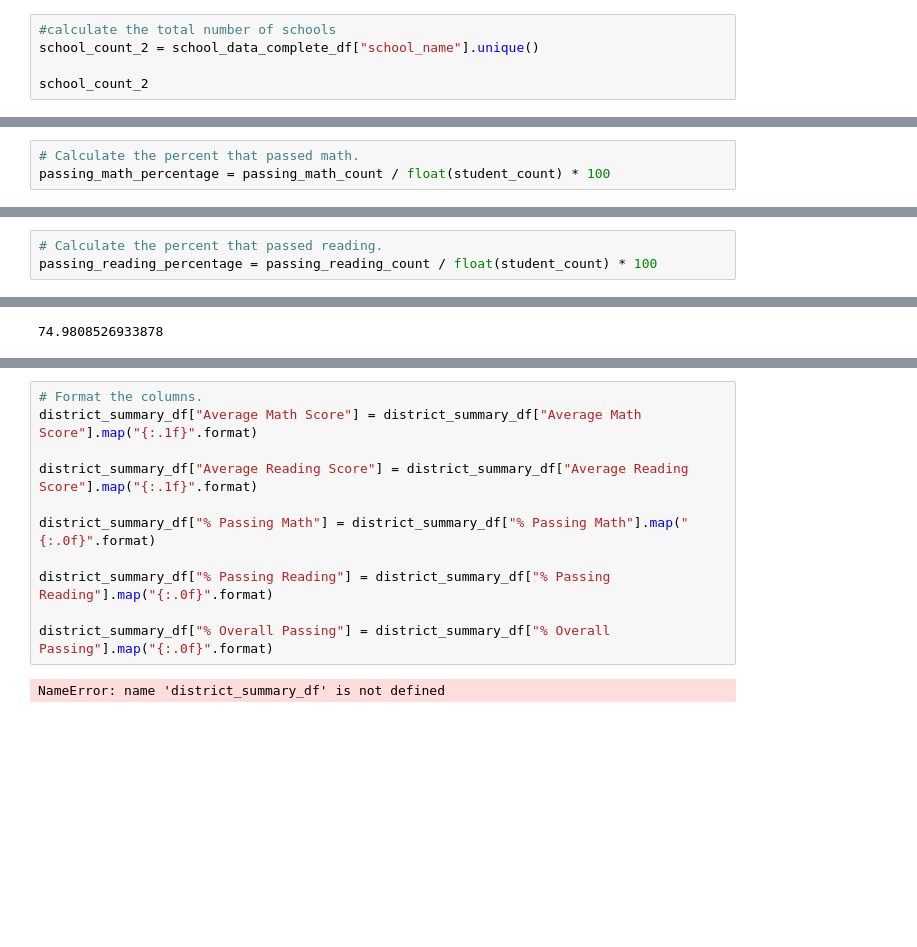
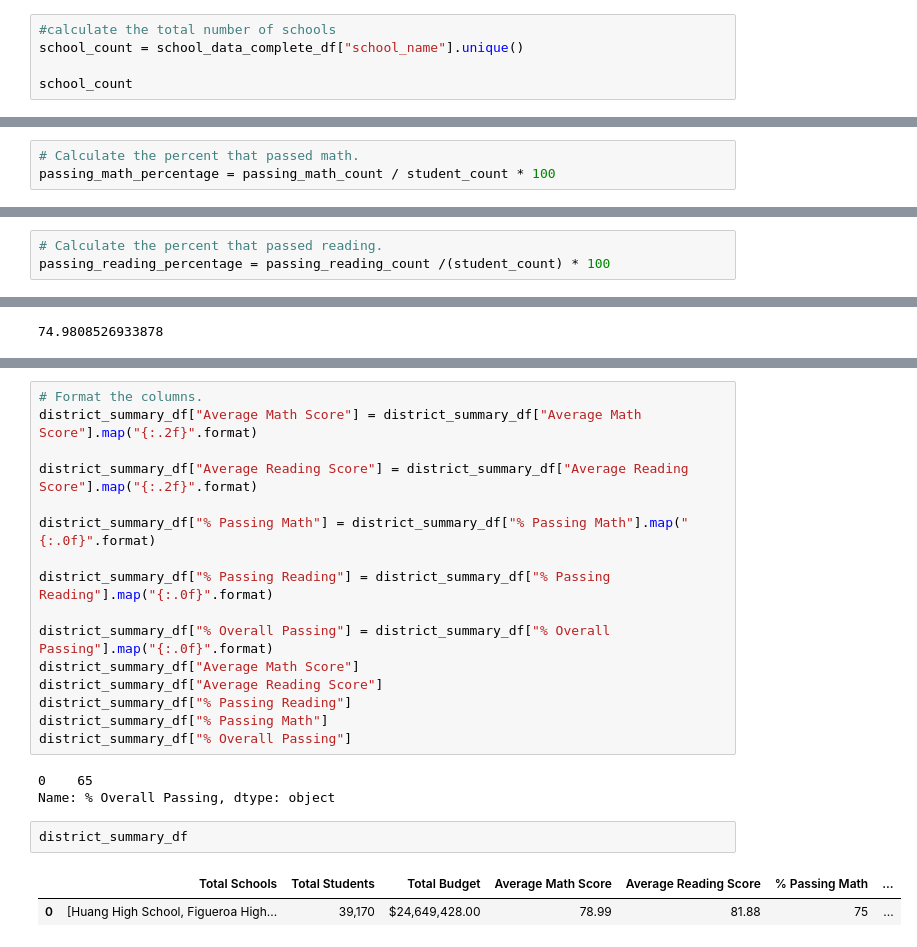
Before and after one commit to Jblueart/School_District_Analysis, a Jupyter notebook: PyCitySchools.ipynb, the cells around one changed output, grey strips where cells are left out. Cells and saved outputs as stored; diff of their text form; blank space fills up the shorter version.

```diff
--- a/PyCitySchools.ipynb
+++ b/PyCitySchools.ipynb
@@ -201,9 +191,9 @@ school_count
 15
 # %%
 #calculate the total number of schools
-school_count_2 = school_data_complete_df["school_name"].unique()
+school_count = school_data_complete_df["school_name"].unique()
 
-school_count_2
+school_count
 # %% [output]
 array(['Huang High School', 'Figueroa High School', 'Shelton High School',
        'Hernandez High School', 'Griffin High School',
@@ -293,3 +286,3 @@ print(passing_reading_count)
 # %%
 # Calculate the percent that passed math.
-passing_math_percentage = passing_math_count / float(student_count) * 100
+passing_math_percentage = passing_math_count / student_count * 100
@@ -298,3 +289,3 @@ TypeError: cannot convert the series to <class 'float'>
 # %%
 # Calculate the percent that passed reading.
-passing_reading_percentage = passing_reading_count / float(student_count) * 100
+passing_reading_percentage = passing_reading_count /(student_count) * 100
@@ -381,13 +380,24 @@ NameError: name 'district_summary_df' is not defined
 # %%
 # Format the columns.
-district_summary_df["Average Math Score"] = district_summary_df["Average Math Score"].map("{:.1f}".format)
+district_summary_df["Average Math Score"] = district_summary_df["Average Math Score"].map("{:.2f}".format)
 
-district_summary_df["Average Reading Score"] = district_summary_df["Average Reading Score"].map("{:.1f}".format)
+district_summary_df["Average Reading Score"] = district_summary_df["Average Reading Score"].map("{:.2f}".format)
 
 district_summary_df["% Passing Math"] = district_summary_df["% Passing Math"].map("{:.0f}".format)
 
 district_summary_df["% Passing Reading"] = district_summary_df["% Passing Reading"].map("{:.0f}".format)
 
 district_summary_df["% Overall Passing"] = district_summary_df["% Overall Passing"].map("{:.0f}".format)
+district_summary_df["Average Math Score"]
+district_summary_df["Average Reading Score"]
+district_summary_df["% Passing Reading"]
+district_summary_df["% Passing Math"]
+district_summary_df["% Overall Passing"]
 # %% [output]
-NameError: name 'district_summary_df' is not defined
+0    65
+Name: % Overall Passing, dtype: object
+# %%
+district_summary_df
+# %% [output]
+|  | Total Schools | Total Students | Total Budget | Average Math Score | Average Reading Score | % Passing Math | ... |
+| 0 | [Huang High School, Figueroa High... | 39,170 | $24,649,428.00 | 78.99 | 81.88 | 75 | ... |
```
Also changed, not shown: parts of 10 cells of this notebook.
